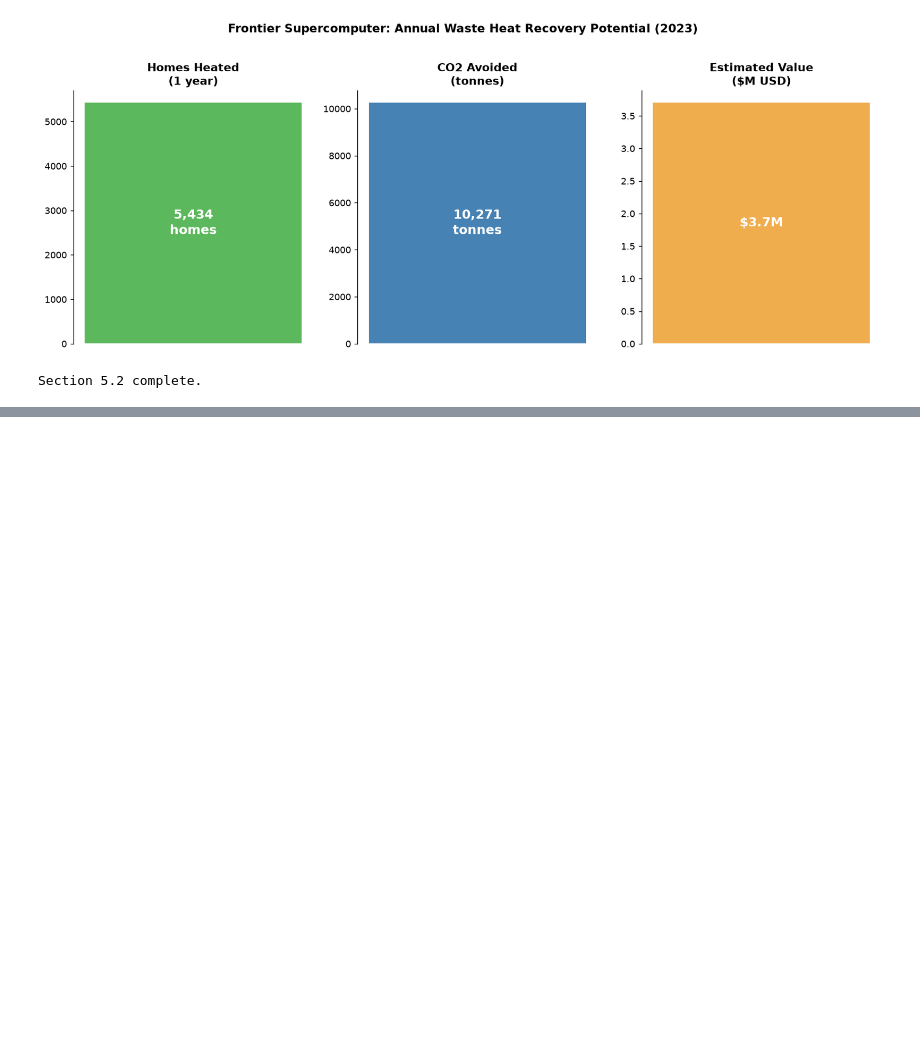
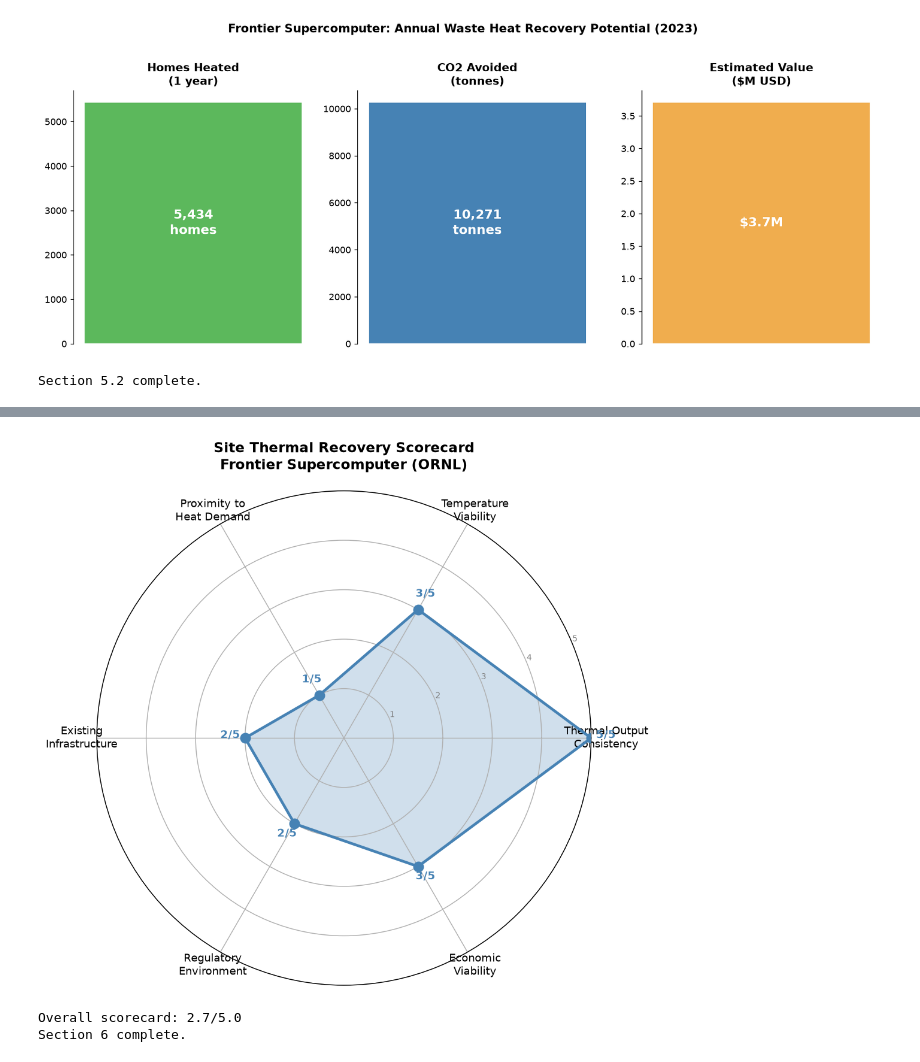
Before and after one commit to Data-Laur/thermal-intelligence-hpc, a Jupyter notebook: data/thermal_intelligence.ipynb, the cells around one changed output, grey strips where cells are left out. Drawn from its saved outputs; the diff is of its cells as text; code cells hidden in the pictures; blank space fills up the shorter version.

Commit message:
Add Section 6 and 7 figures and update notebook

```diff
--- a/data/thermal_intelligence.ipynb
+++ b/data/thermal_intelligence.ipynb
@@ -863,0 +874,75 @@ Section 5.2 complete.
+# %%
+# Section 6: Site Thermal Recovery Scorecard
+# Frontier Supercomputer scored across 6 technical dimensions (0-5 scale)
+
+import numpy as np
+import matplotlib.pyplot as plt
+from matplotlib.patches import FancyArrowPatch
+
+# Scores and rationale (0-5 scale)
+dimensions = [
+    'Thermal Output\nConsistency',
+    'Temperature\nViability',
+    'Proximity to\nHeat Demand',
+    'Existing\nInfrastructure',
+    'Regulatory\nEnvironment',
+    'Economic\nViability'
+]
+
+scores = [5, 3, 1, 2, 2, 3]
+
+# Rationale for each score (comment into notebook)
+# Thermal Output Consistency: 5/5 -- 24/7 flat load, <1 MW hourly variation
+# Temperature Viability: 3/5 -- 69.7% annual viability but Feb at 28%
+# Proximity to Heat Demand: 1/5 -- ORNL is rural; no district heating nearby
+# Existing Infrastructure: 2/5 -- secondary loop exists, no recovery hookup
+# Regulatory Environment: 2/5 -- Tennessee has no waste heat mandate
+# Economic Viability: 3/5 -- $3.7M value, needs carbon credits to pencil out
+
+# Radar chart setup
+N = len(dimensions)
+angles = np.linspace(0, 2 * np.pi, N, endpoint=False).tolist()
+scores_plot = scores + [scores[0]]
+angles += angles[:1]
+
+fig, ax = plt.subplots(figsize=(8, 8), subplot_kw=dict(polar=True))
+
+# Fill and line
+ax.fill(angles, scores_plot, color='steelblue', alpha=0.25)
+ax.plot(angles, scores_plot, color='steelblue', lw=2.5)
+
+# Score dots
+ax.scatter(angles[:-1], scores, color='steelblue', s=80, zorder=5)
+
+# Score labels
+for angle, score, dim in zip(angles[:-1], scores, dimensions):
+    ax.annotate(f'{score}/5', xy=(angle, score),
+                xytext=(angle, score + 0.3),
+                ha='center', fontsize=10, fontweight='bold', color='steelblue')
+
+# Gridlines and ticks
+ax.set_yticks([1, 2, 3, 4, 5])
+ax.set_yticklabels(['1', '2', '3', '4', '5'], fontsize=8, color='gray')
+ax.set_ylim(0, 5)
+ax.set_xticks(angles[:-1])
+ax.set_xticklabels(dimensions, fontsize=10)
+ax.set_title('Site Thermal Recovery Scorecard\nFrontier Supercomputer (ORNL)',
+             fontsize=13, fontweight='bold', pad=20)
+
+# Overall score
+overall = np.mean(scores)
+ax.text(0, -1.8, f'Overall: {overall:.1f} / 5.0',
+        transform=ax.transData, ha='center', fontsize=12,
+        fontweight='bold', color='steelblue',
+        bbox=dict(boxstyle='round,pad=0.3', facecolor='lightyellow', edgecolor='steelblue'))
+
+plt.tight_layout()
+plt.savefig('figures/13_scorecard_radar.png', dpi=150, bbox_inches='tight')
+plt.show()
+plt.close()
+print(f"Overall scorecard: {overall:.1f}/5.0")
+print("Section 6 complete.")
+# %% [output]
+[figure, added]
+Overall scorecard: 2.7/5.0
+Section 6 complete.
```
Also changed, not shown: parts of 7 cells of this notebook, 3 other files.
